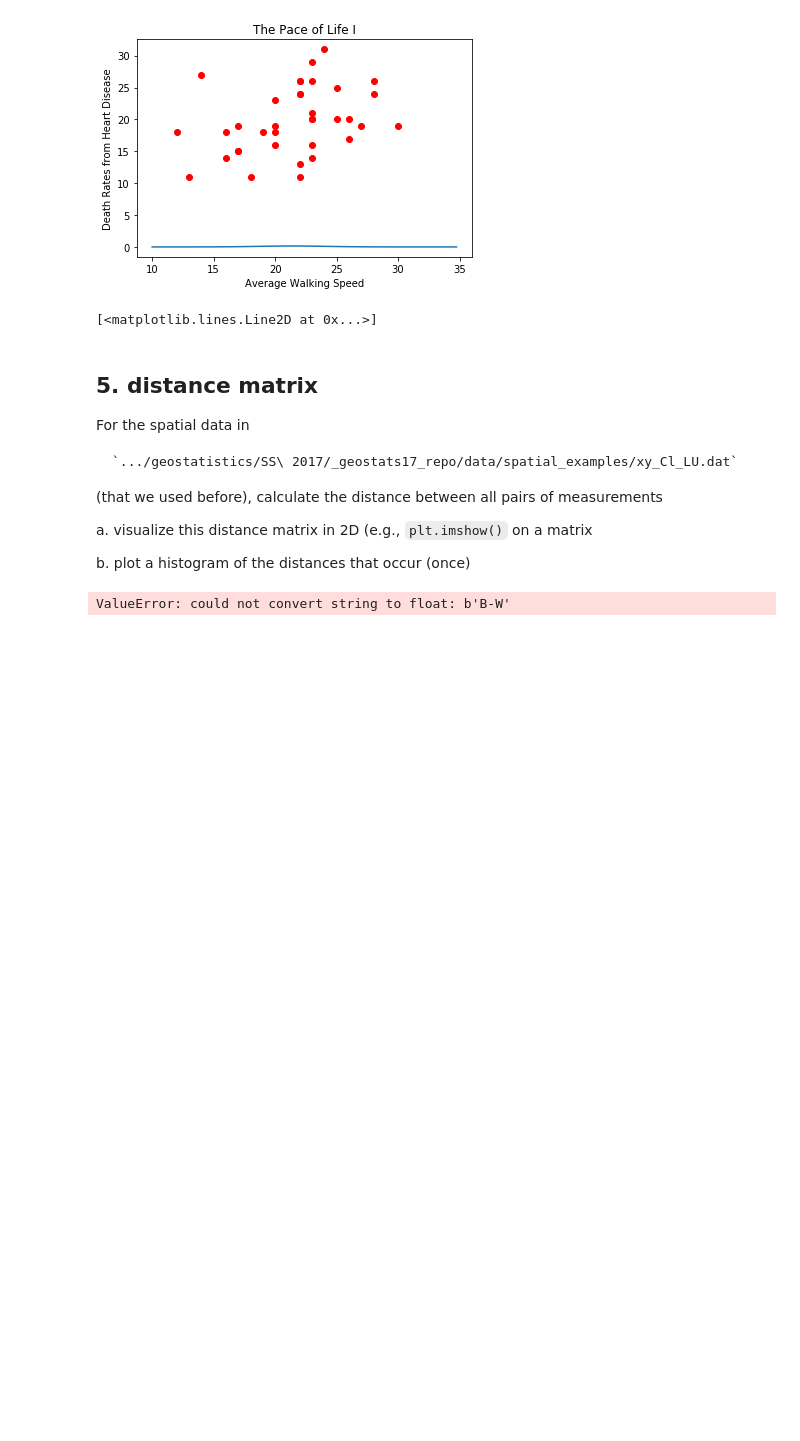
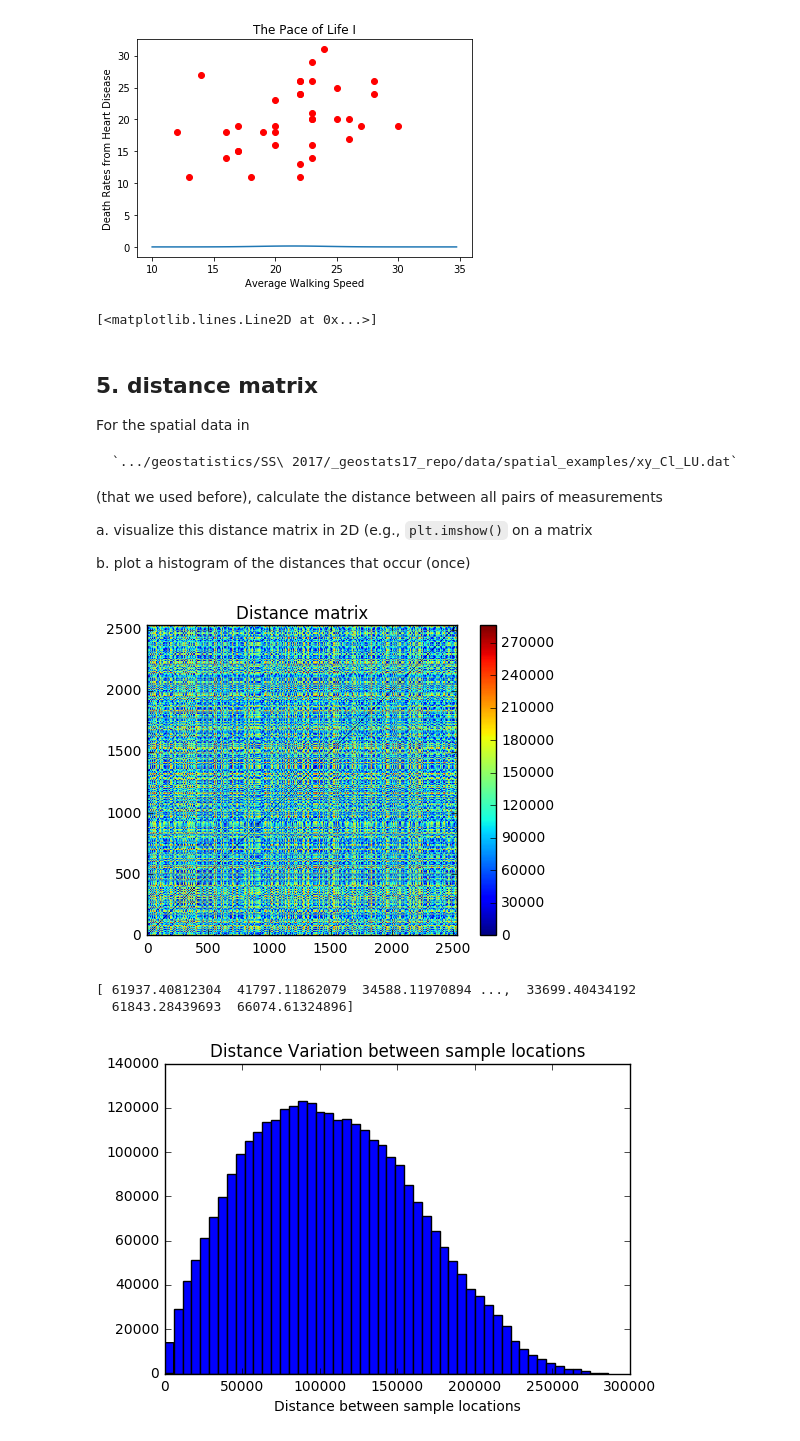
Before and after one commit to ManuelaLieb/hello-world, a Jupyter notebook: homework_02_Anke_Heiko_Manuela_B.ipynb, the cells around one changed output. Drawn from its saved outputs; the diff is of its cells as text; code cells hidden in the pictures; blank space fills up the shorter version.

```diff
--- a/homework_02_Anke_Heiko_Manuela_B.ipynb
+++ b/homework_02_Anke_Heiko_Manuela_B.ipynb
@@ -282,19 +282,28 @@ b. plot a histogram of the distances that occur (once)
 # %%
 #load the file:
 XY = np.loadtxt("xy_Cl_LU.dat",skiprows=7, usecols=(0,1), unpack=True)
 XY_transp=np.transpose(XY)
-#print(XY_transp)
+
 #calculate the distance matrix:
 import scipy as sp
 from scipy import spatial
 from scipy.spatial import distance
-distance=sp.spatial.distance.cdist(XY_transp,XY_transp,'euclidean')
-distance_float=np.array(distance, dtype=float)
-print(distance_float)
-plt.imshow(distance_float,interpolation='none')
+distance=sp.spatial.distance.cdist(XY_transp,XY_transp)
+plt.imshow(distance)
+plt.gca().invert_yaxis()
+plt.title ('Distance matrix')
+plt.colorbar()
 plt.show()
+
 #plot a histogram of the distances:
-#plt.hist(distance_float)
-#plt.show()
+distance2=sp.spatial.distance.pdist(XY_transp)
+plt.hist(distance2,bins=50)
+plt.xlabel ('Distance between sample locations')
+plt.ylabel ('Frequency of distance')
+plt.title ('Distance Variation between sample locations')
+plt.show()
 # %% [output]
+[figure, added]
-ValueError: could not convert string to float: b'B-W'
+[ 61937.40812304  41797.11862079  34588.11970894 ...,  33699.40434192
+  61843.28439693  66074.61324896]
+[figure, added]
```
Also changed, not shown: parts of 1 cell of this notebook.
